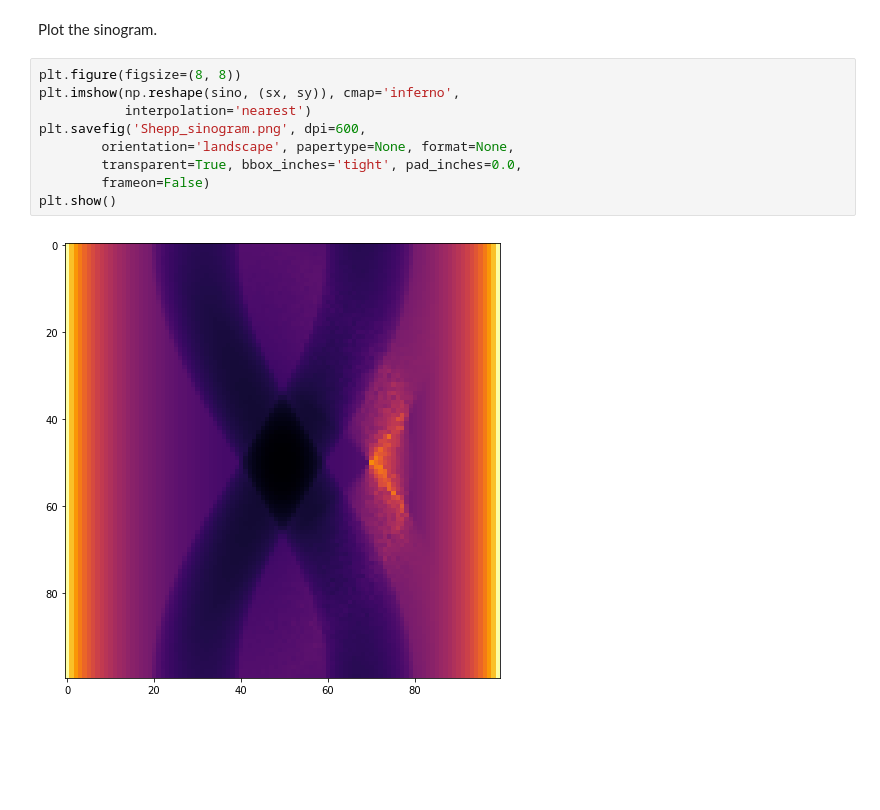
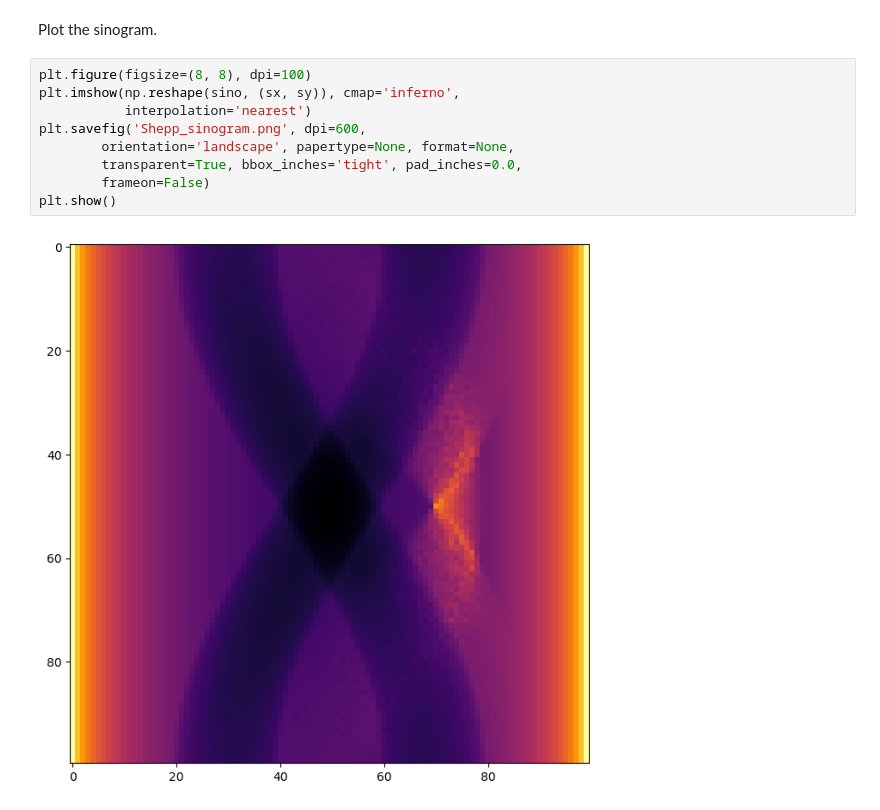
Before and after one commit to AdvancedPhotonSource/xdesign, a Jupyter notebook: docs/source/demos/Shepp.ipynb, the cells around one changed output. Saved outputs shown, nothing was run; the diff lists cells and outputs as text; blank space fills up the shorter version.

```diff
--- a/docs/source/demos/Shepp.ipynb
+++ b/docs/source/demos/Shepp.ipynb
@@ -86,13 +86,13 @@ sino, prb = sinogram(sx, sy, head)
 # %% [markdown]
 Plot the sinogram.
 # %%
-plt.figure(figsize=(8, 8))
+plt.figure(figsize=(8, 8), dpi=100)
 plt.imshow(np.reshape(sino, (sx, sy)), cmap='inferno',
            interpolation='nearest')
 plt.savefig('Shepp_sinogram.png', dpi=600,
         orientation='landscape', papertype=None, format=None,
         transparent=True, bbox_inches='tight', pad_inches=0.0,
         frameon=False)
 plt.show()
 # %% [output]
-[figure, old version]
+[figure, new version]
```
Also changed, not shown: parts of 1 cell of this notebook, 5 other files.
